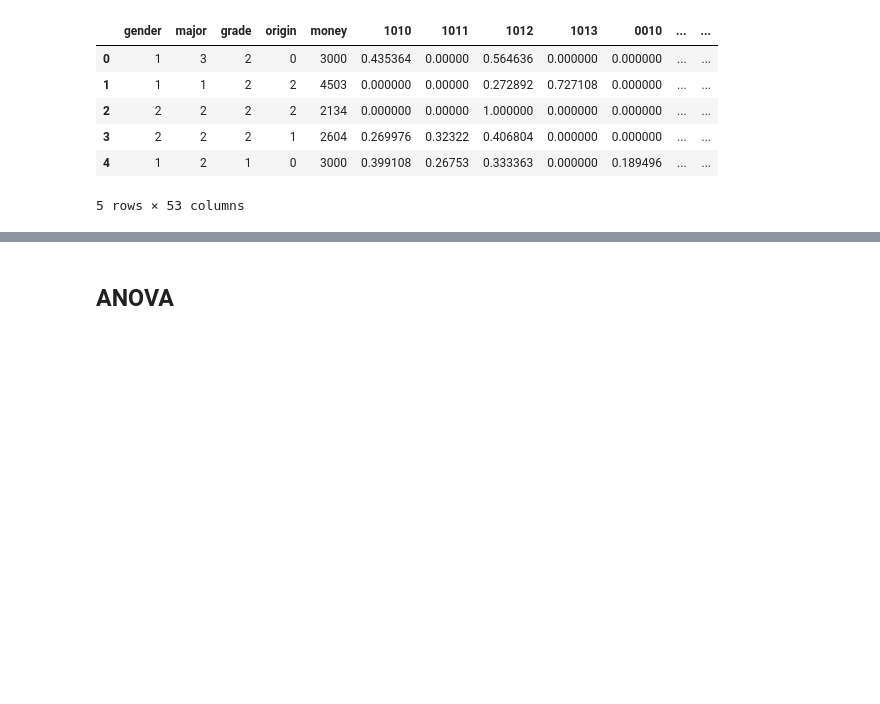
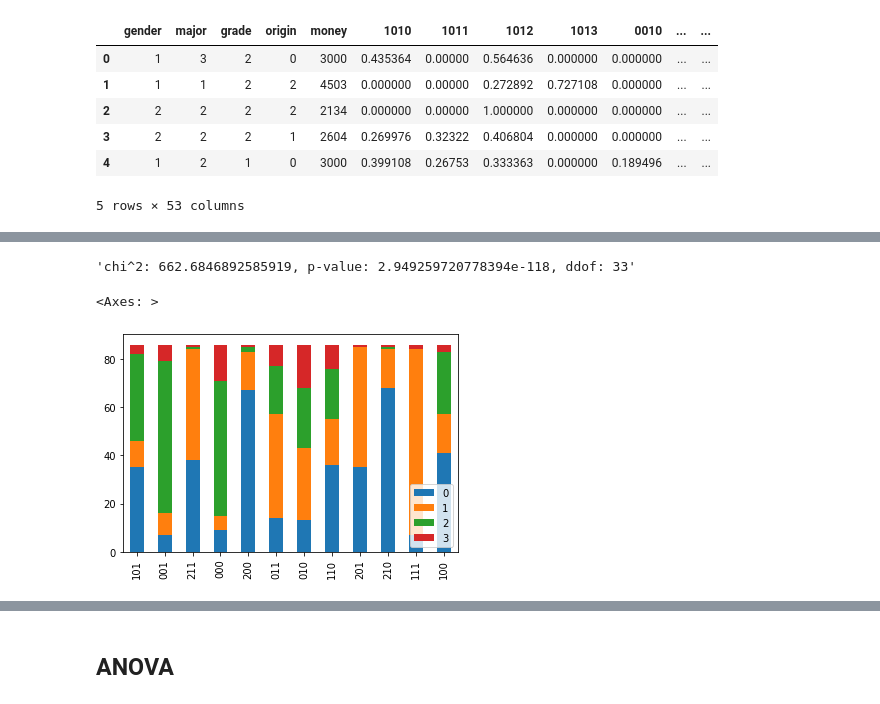
Before and after one commit to Github-1069/Jiaotong-Preference, a Jupyter notebook: Analysis.ipynb, the cells around one changed output, grey strips where cells are left out. Cells and saved outputs as stored; diff of their text form; code cells hidden in the pictures; blank space fills up the shorter version.

```diff
--- a/Analysis.ipynb
+++ b/Analysis.ipynb
@@ -27,0 +41,10 @@ df.head()
+# %%
+# 先获取argmax表，描述每个学生的在不同情境下最偏好的选择
+properties = ['gender', 'major', 'grade', 'origin', 'money']
+situations = ['101', '001', '211', '000', '200', '011', '010', '110', '201', '210', '111', '100']
+
+argmax_df = df.drop(columns=df.columns)
+for i in situations:
+    start, end = i + '0', i + '3'
+    argmax_df[i] = np.argmax(df.loc[:, start:end], axis=1)
+argmax_df
@@ -27,0 +65,11 @@ df.head()
+# %%
+# 归纳成频数表
+chi_df = []
+for i in situations:
+    chi_df.append(argmax_df[i].value_counts())
+chi_df = pd.concat(chi_df, axis=1)
+chi_df.columns = situations
+chi_df.fillna(0, inplace=True)
+chi_df = chi_df.astype(int)
+chi_df = chi_df.reindex(range(4))
+chi_df
@@ -27,0 +82,10 @@ df.head()
+# %%
+chi2_res = chi2_contingency(chi_df)
+f'chi^2: {chi2_res[0]}, p-value: {chi2_res[1]}, ddof: {chi2_res[2]}'
+# %% [output]
+'chi^2: 662.6846892585919, p-value: 2.949259720778394e-118, ddof: 33'
+# %%
+chi_df.T.plot(kind='bar', stacked=True)
+# %% [output]
+<Axes: >
+[figure, added]
```
Also changed, not shown: parts of 24 cells of this notebook.
